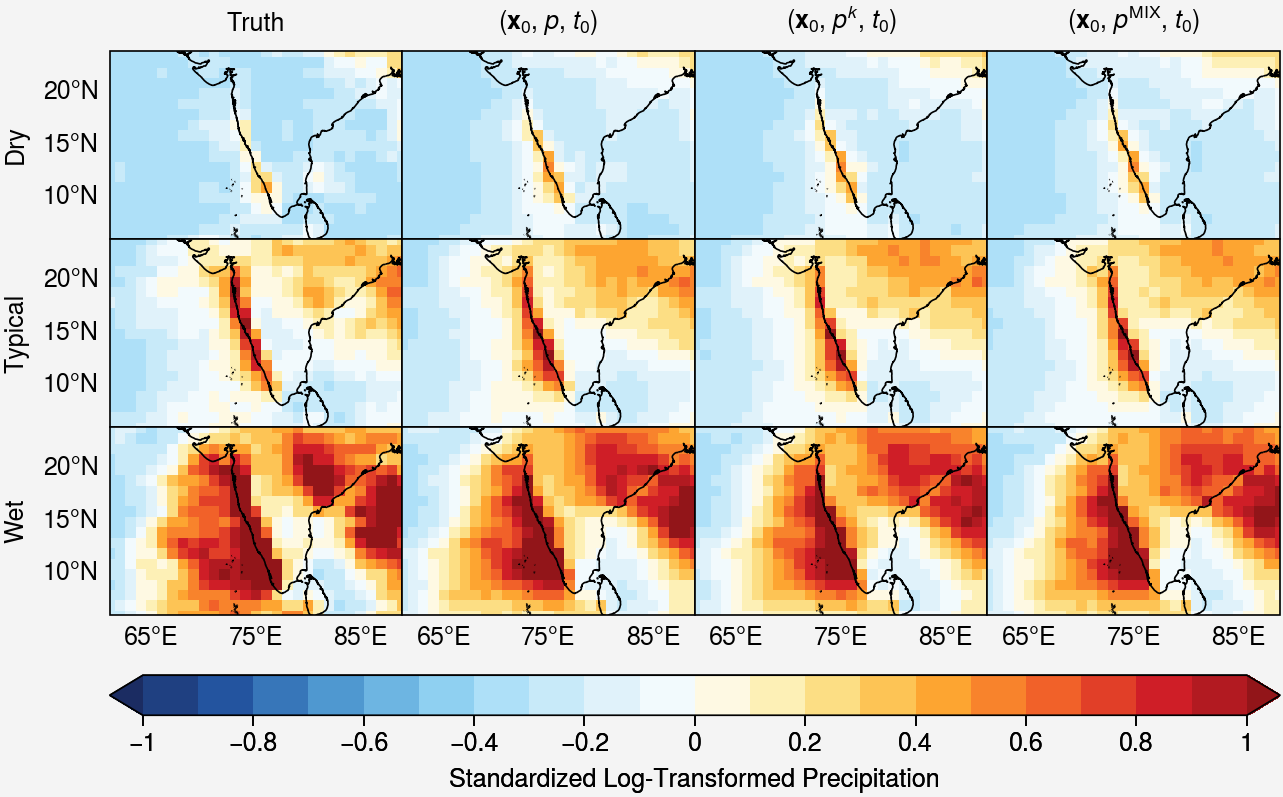
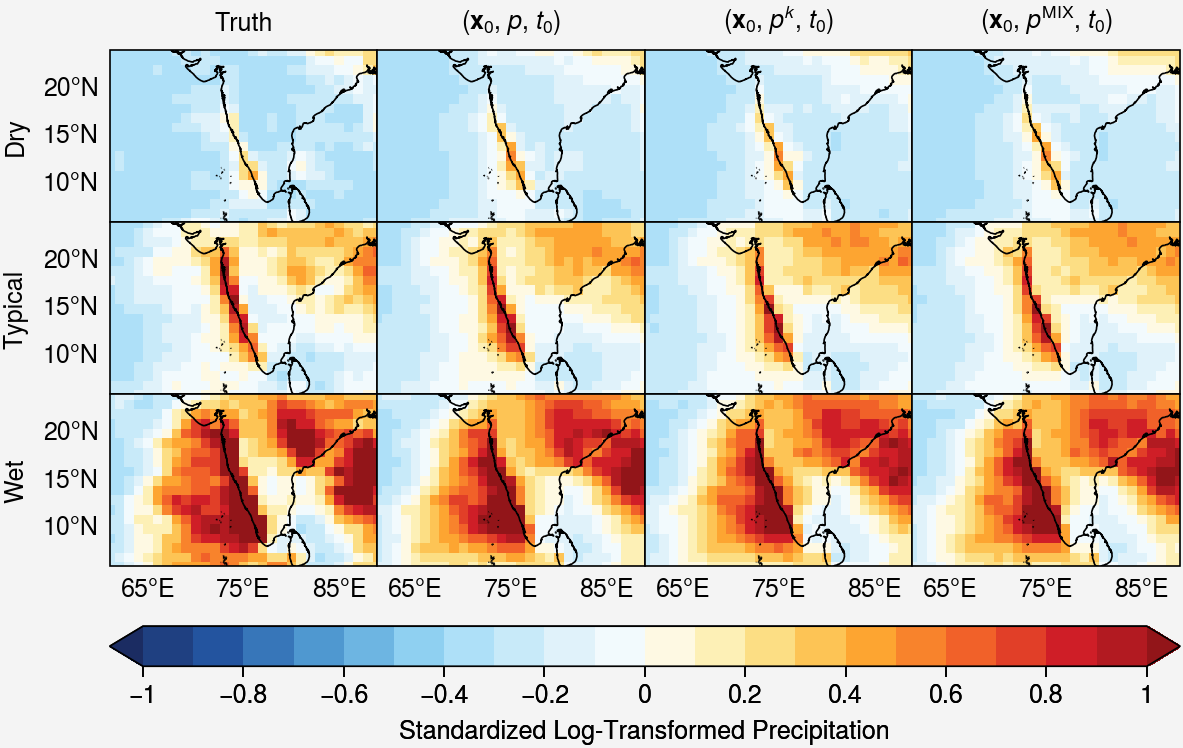
The notebook cell's code change between the first figure and the second:
--- before
+++ after
@@ -1,3 +1,3 @@
-fig,axs = pplt.subplots(nrows=3,ncols=len(results)+1,proj='cyl',figwidth=6.5,space=0,tight=True,share=True)
+fig,axs = pplt.subplots(nrows=3,ncols=len(results)+1,proj='cyl',figwidth=6,space=0,tight=True,share=True)
 axs.format(grid=False,rowlabels=['Dry','Typical','Wet'],collabels=['Truth']+[r[0] for r in results],
            latlim=(LATRANGE[0]+1,LATRANGE[1]-1),lonlim=(LONRANGE[0]+1,LONRANGE[1]-1),coast=True)

Commit: Lase edit to figure width